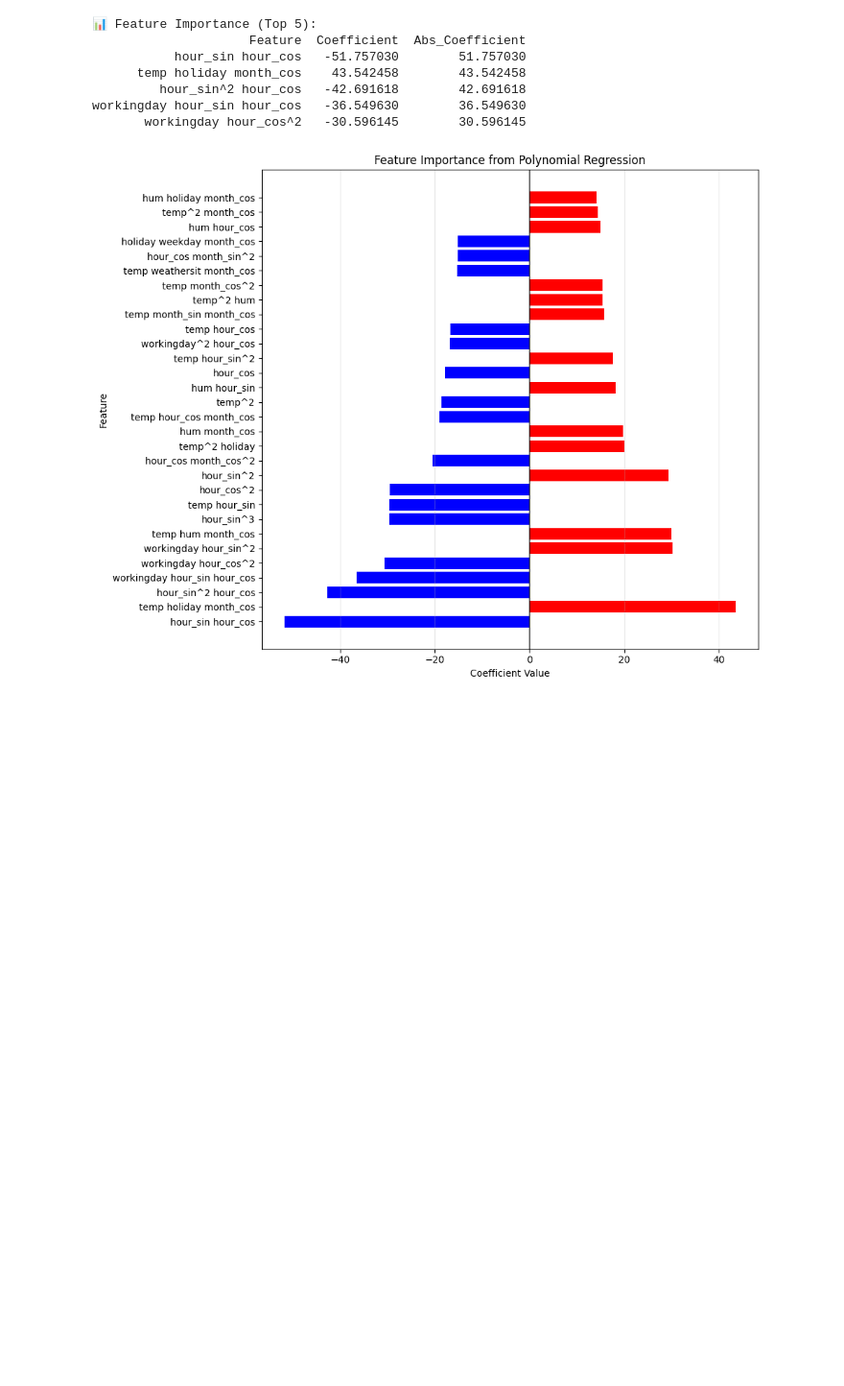
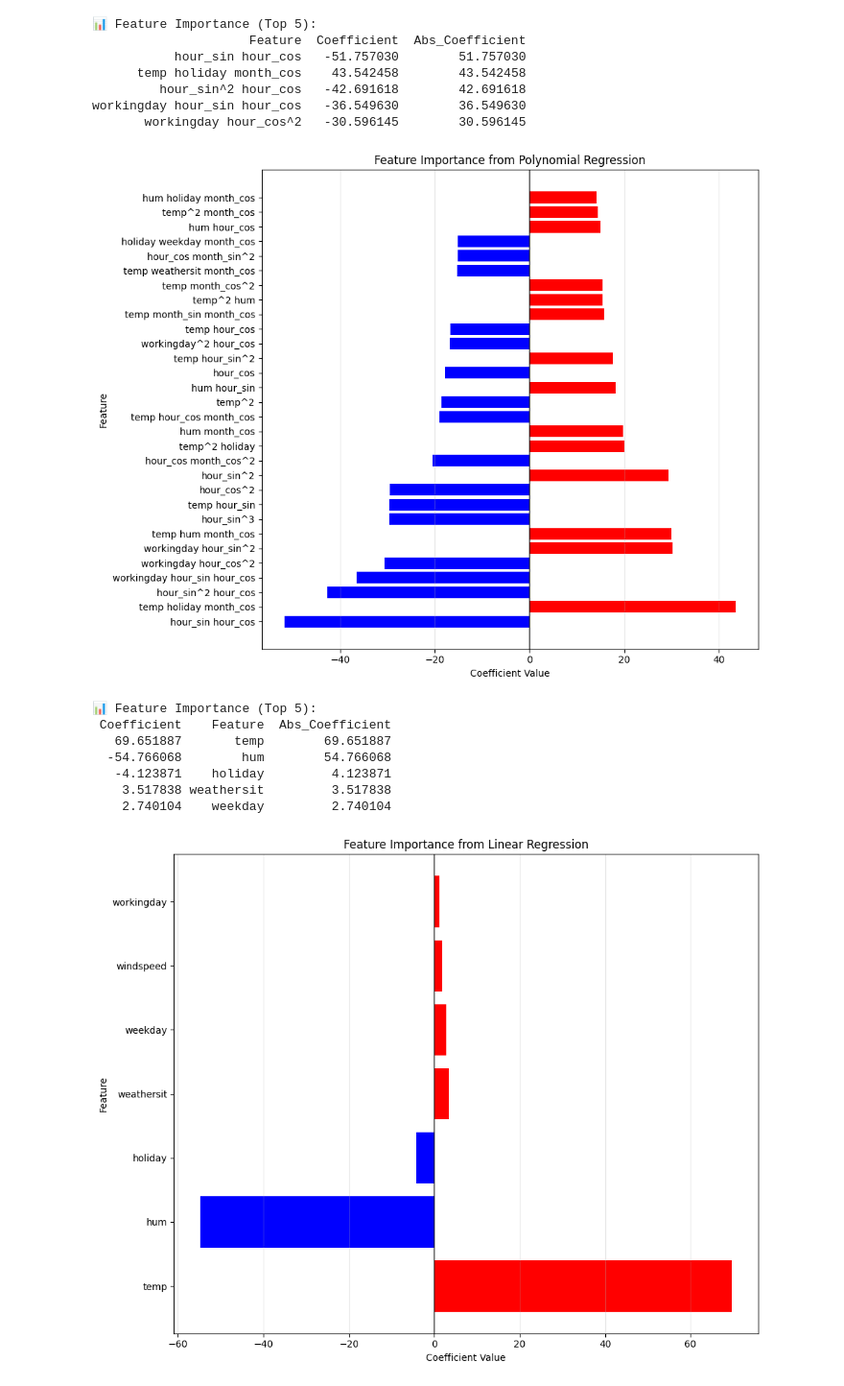
Before and after one commit to mwpersson/mini-project-1, a Jupyter notebook: notebooks/02_modeling.ipynb, the cells around one changed output. Shown at 96% size. Cells and saved outputs as stored; diff of their text form; code cells hidden in the pictures; blank space fills up the shorter version.

Commit message:
add linear regression feature importance graph

```diff
--- a/notebooks/02_modeling.ipynb
+++ b/notebooks/02_modeling.ipynb
@@ -26,13 +26,17 @@ X_train = train_data[['temp', 'hum', 'windspeed', 'holiday', 'workingday', 'week
 y_train = train_data['cnt']
 X_test = test_data[['temp', 'hum', 'windspeed', 'holiday', 'workingday', 'weekday', 'weathersit']]
 y_test = test_data['cnt']
-
+feature_names = X_train.columns.tolist()
 
 scaler = StandardScaler()
 X_train_scaled = scaler.fit_transform(X_train)
 X_test_scaled = scaler.transform(X_test)
 
 model.fit(X_train_scaled, y_train)
+coef_series = pd.Series(
+  data=model.coef_,
+  index=feature_names
+)
 
 # Evaluate the model
 y_pred = model.predict(X_test_scaled)
@@ -264,3 +268,38 @@ plt.show()
 workingday hour_sin hour_cos   -36.549630        36.549630
        workingday hour_cos^2   -30.596145        30.596145
 [figure]
+# %%
+feature_importance = coef_series.to_frame(name='Coefficient')
+feature_importance['Feature'] = feature_importance.index
+
+feature_importance['Abs_Coefficient'] = feature_importance['Coefficient'].abs()
+feature_importance = feature_importance.sort_values('Abs_Coefficient', ascending=False)
+
+
+print("\n📊 Feature Importance (Top 5):")
+if feature_importance is not None:
+    print(feature_importance.head().to_string(index=False))
+
+feature_importance = feature_importance[:30]
+
+plt.figure(figsize=(10, 8))
+# Create horizontal bar chart
+# Use different colors for positive (red) vs negative (blue) coefficients
+colors = ['red' if c > 0 else 'blue' for c in feature_importance['Coefficient']]
+plt.barh(feature_importance['Feature'], feature_importance['Coefficient'], color=colors)
+plt.xlabel('Coefficient Value')
+plt.ylabel('Feature')
+plt.title('Feature Importance from Linear Regression')
+plt.axvline(x=0, color='black', linestyle='-', linewidth=1)
+plt.grid(axis='x', alpha=0.3)
+plt.tight_layout()
+plt.show()
+# %% [output]
+📊 Feature Importance (Top 5):
+ Coefficient    Feature  Abs_Coefficient
+   69.651887       temp        69.651887
+  -54.766068        hum        54.766068
+   -4.123871    holiday         4.123871
+    3.517838 weathersit         3.517838
+    2.740104    weekday         2.740104
+[figure, added]
```
Also changed, not shown: parts of 1 cell of this notebook.
